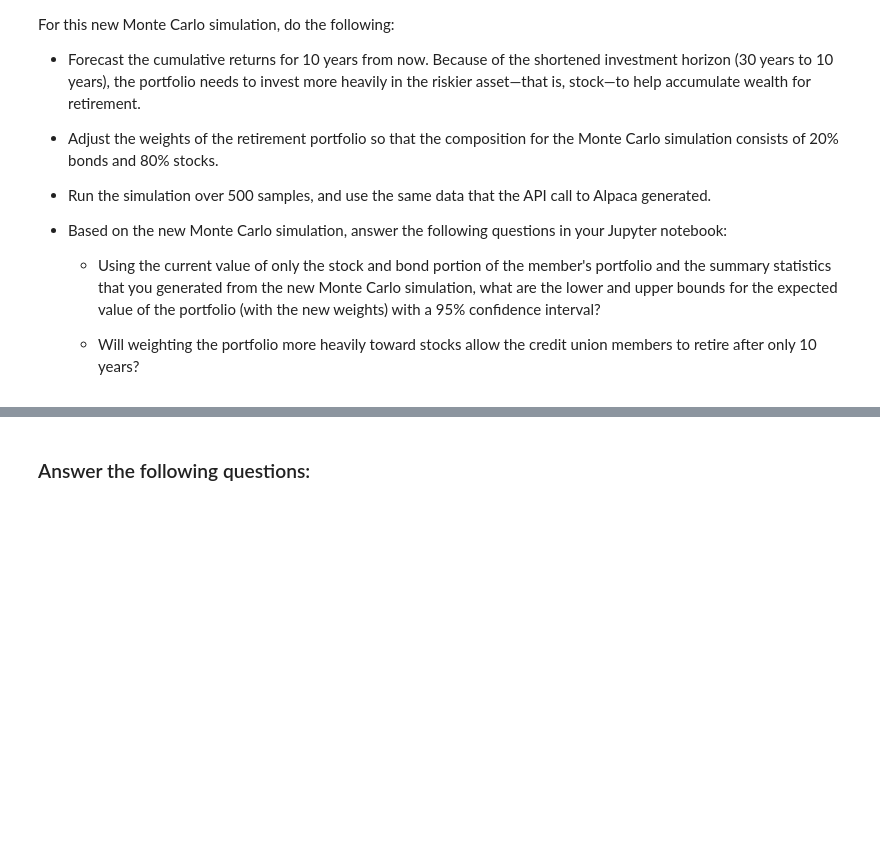
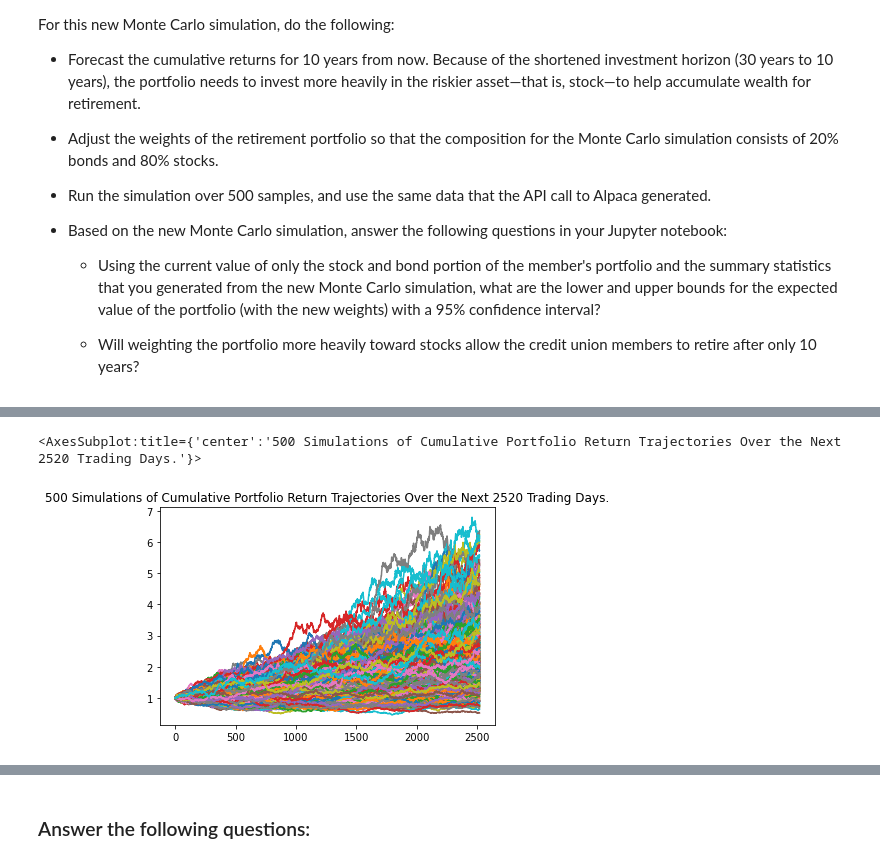
Before and after one commit to CAMPSMITH/FinPlan, a Jupyter notebook: financial_planning_tools.ipynb, the cells around one changed output, grey strips where cells are left out. Cells and saved outputs as stored; diff of their text form; code cells hidden in the pictures; blank space fills up the shorter version.

```diff
--- a/financial_planning_tools.ipynb
+++ b/financial_planning_tools.ipynb
@@ -425,7 +660,16 @@ For this new Monte Carlo simulation, do the following:
 # Configure a Monte Carlo simulation to forecast 10 years cumulative returns
 # The weights should be split 20% to AGG and 80% to SPY.
 # Run 500 samples.
-# YOUR CODE HERE
+years = 10
+ten_year_weights = [0.80,0.20]  # 80% SPY 20% AGG
+num_simulation = 500
+num_trading_days = 252 * years
 
+ten_year_sim = MCSimulation(
+    portfolio_data = prices_df,
+    weights = weights,
+    num_simulation = num_simulation,
+    num_trading_days = num_trading_days
+)
 # Review the simulation input data
-# YOUR CODE HERE
+ten_year_sim.portfolio_data.head()
@@ -435,6 +730,9 @@ For this new Monte Carlo simulation, do the following:
 # %%
 # Visualize the 10-year Monte Carlo simulation by creating an
 # overlay line plot
-# YOUR CODE HERE
+ten_year_sim.plot_simulation()
+# %% [output]
+<AxesSubplot:title={'center':'500 Simulations of Cumulative Portfolio Return Trajectories Over the Next 2520 Trading Days.'}>
+[figure, added]
 # %%
 # Visualize the probability distribution of the 10-year Monte Carlo simulation
```
Also changed, not shown: parts of 44 cells of this notebook, 3 other files.
